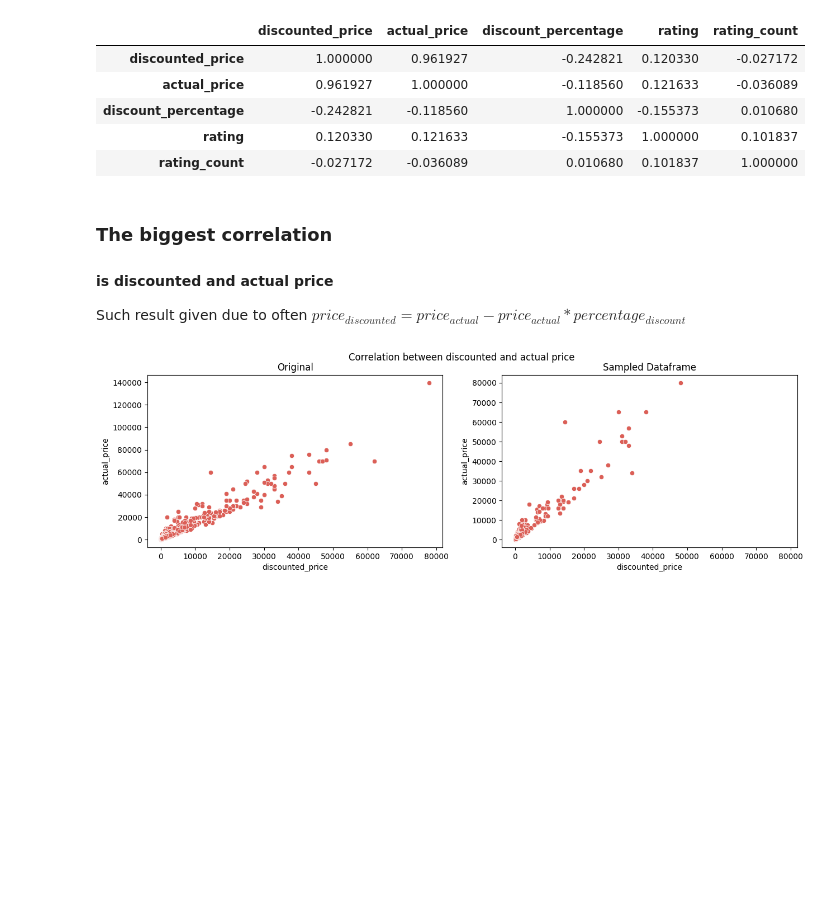
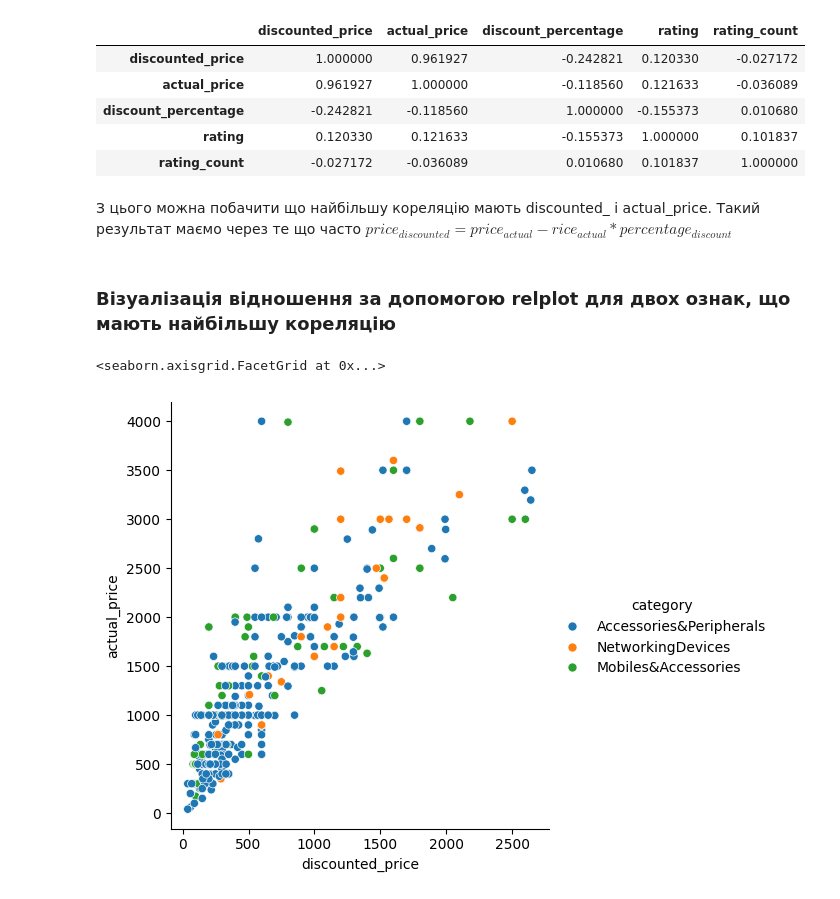
Before and after one commit to JavaConterry/SpecProg-DS-DA, a Jupyter notebook: Course Project/Amazon Sales Analysis.ipynb, the cells around one changed output. Cells and saved outputs as stored; diff of their text form; code cells hidden in the pictures; blank space fills up the shorter version.

```diff
--- a/Course Project/Amazon Sales Analysis.ipynb
+++ b/Course Project/Amazon Sales Analysis.ipynb
@@ -79,4 +81,5 @@ num_df['rating'] = num_df['rating'].apply(parse_to_flt)
 # %%
+num_df = parse_values(num_df)
 num_df.info()
 # %% [output]
 <class 'pandas.core.frame.DataFrame'>
@@ -247,0 +224,19 @@ std_num_df = std_num_df.sample(frac=0.3)
+# %%
+selected_categories = ['Accessories&Peripherals', 'NetworkingDevices', 'Mobiles&Accessories']
+selected_data = num_df[num_df['category'].isin(selected_categories) & (num_df['actual_price'] < 4000)]
+
+plt.figure(figsize=(20, 6))
+
+sns.lineplot(data=selected_data, x='actual_price', y='discount_percentage', hue='category')
+
+plt.title('Discount Percentage x Price for Selected Categories')
+plt.xlabel('Price')
+plt.ylabel('Discount Percentage')
+plt.legend(title='Category')
+
+# adding the annotate
+for category in selected_categories:
+    category_data = selected_data[selected_data['category'] == category]
+    average_value = category_data['discount_percentage'].mean()
+#     print(average_value)
+    plt.annotate(f'Avg: {average_value:.2f}', xy=(category_data['actual_price'].iloc[-1], average_value))
@@ -271,22 +262,13 @@ num_df.corr(method='pearson')
 | discount_percentage | -0.242821 | -0.118560 | 1.000000 | -0.155373 | 0.010680 |
 | rating | 0.120330 | 0.121633 | -0.155373 | 1.000000 | 0.101837 |
 | rating_count | -0.027172 | -0.036089 | 0.010680 | 0.101837 | 1.000000 |
+# %% [markdown]
+З цього можна побачити що найбільшу кореляцію мають discounted_ і actual_price.
+Такий результат маємо через те що часто $price_{discounted}=price_{actual}-rice_{actual}*percentage_{discount}$
 # %% [markdown]
-### The biggest correlation
-#### is discounted and actual price
-Such result given due to often $price_{discounted}=price_{actual}-price_{actual}*percentage_{discount}$
+### Візуалізація відношення за допомогою relplot для двох ознак, що мають найбільшу кореляцію
 # %%
-sampled_num_df = num_df.sample(frac=0.3)
-sns.set_palette("hls")
-
-fig, axes = plt.subplots(1, 2, sharex=True, figsize=(15, 4))
-fig.suptitle('Correlation between discounted and actual price')
-sns.scatterplot(x='discounted_price', y='actual_price', data=num_df, ax=axes[0])
-axes[0].set_title('Original')
-
-sns.scatterplot(x='discounted_price', y='actual_price', data=sampled_num_df, ax=axes[1])
-axes[1].set_title('Sampled Dataframe')
-
-plt.show()
+sns.relplot(selected_data, x='discounted_price', y='actual_price', hue='category')
 # %% [output]
+<seaborn.axisgrid.FacetGrid at 0x...>
-[figure, old version]
+[figure, new version]
```
Also changed, not shown: parts of 19 cells of this notebook, 1 other file.
